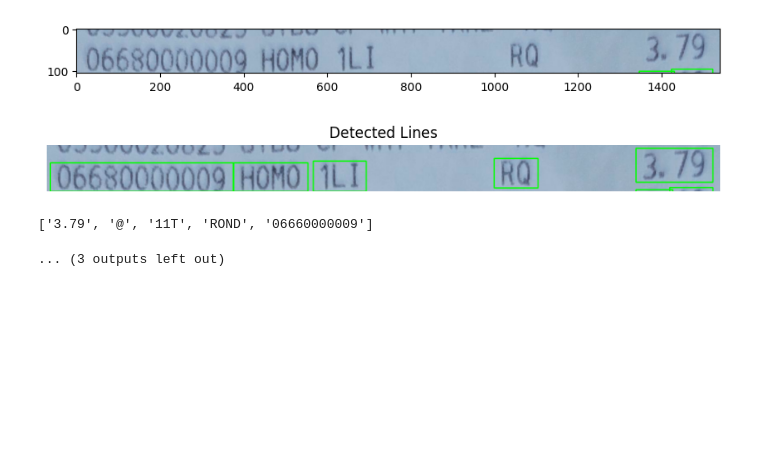
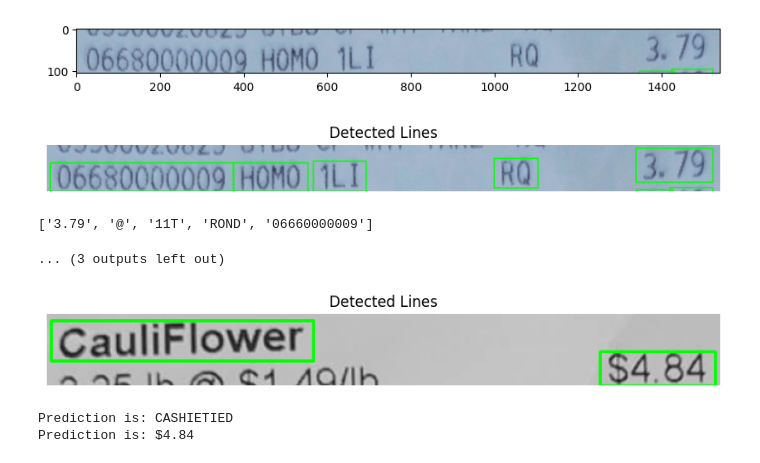
Before and after one commit to kcccr123/receipt-scanner-backend, a Jupyter notebook: RCNN/YOLO_connection.ipynb, the cells around one changed output. Saved outputs shown, nothing was run; the diff lists cells and outputs as text; code cells hidden in the pictures; blank space fills up the shorter version.

```diff
--- a/RCNN/YOLO_connection.ipynb
+++ b/RCNN/YOLO_connection.ipynb
@@ -117,7 +117,8 @@ for i in results:
 img_path = r"D:\photos\RCNN4\BBOXES\75.jpg"
 #"D:\photos\SORIE\test\0afc0804-7e6e-4e77-ab68-8d9384918be7.jpg"
 # %%
-img_path = r"D:\photos\RCNN4\BBOXES\95.jpg"
+# img_path = r"C:\Users\Gary Guo\Downloads\testimage.png"
+img_path = r"D:\photos\RCNN4\BBOXES\13.jpg"
 image = cv2.imread(img_path.replace("\\", "/"), cv2.IMREAD_GRAYSCALE)#np array
 
 _, binary_image = cv2.threshold(image, 128, 255, cv2.THRESH_BINARY_INV | cv2.THRESH_OTSU)
@@ -128,30 +129,34 @@ dilated_image = cv2.dilate(binary_image, kernel, iterations=1)
 
 contours, _ = cv2.findContours(dilated_image, cv2.RETR_EXTERNAL, cv2.CHAIN_APPROX_SIMPLE)
 
 min_contour_area = 1000
 filtered_contours = [c for c in contours if cv2.contourArea(c) > min_contour_area]
 
 bounding_boxes = [cv2.boundingRect(c) for c in filtered_contours]
 bounding_boxes = sorted(bounding_boxes, key=lambda x: x[1])
 
 elements = []
 color_image = cv2.cvtColor(image, cv2.COLOR_GRAY2BGR)
 for i, (x, y, w, h) in enumerate(bounding_boxes):
     if w > 20 and h>25:
         line_image = color_image[y:y+h, x:x+w]
         elements.append(line_image)
 
 model = inferencemode(model_path)
 for (x, y, w, h) in bounding_boxes:
     if w > 20 and h>25:
         cv2.rectangle(color_image, (x, y), (x+w, y+h), (0, 255, 0), 2)
 # Plot the image with bounding boxes
 plt.figure(figsize=(10, 2))
 plt.imshow(color_image, cmap='gray')
 plt.title('Detected Lines')
 plt.axis('off')
 plt.show()
 
 for capture in elements:
     prediction_text = model.predict(capture)
     print(f"Prediction is: {prediction_text}")
+# %% [output]
+[figure, added]
+Prediction is: CASHIETIED
+Prediction is: $4.84
```
Also changed, not shown: 5 other files.
